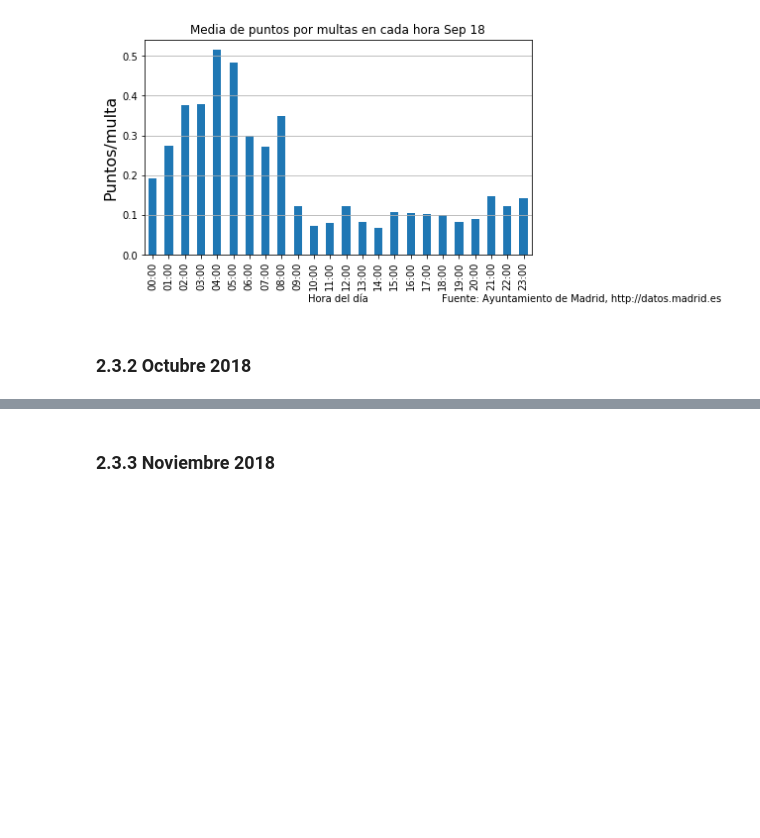
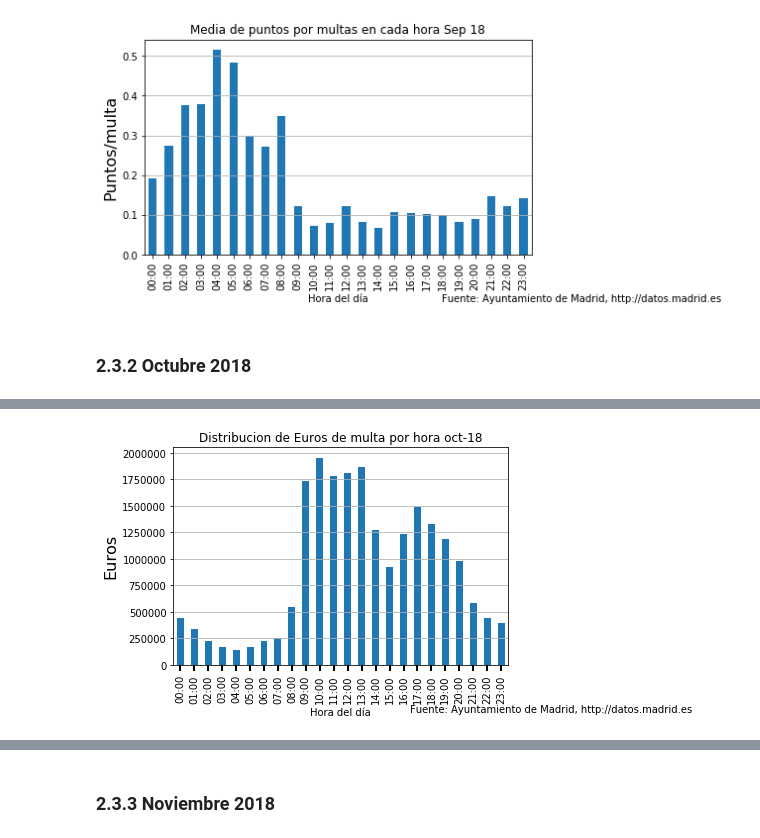
Before and after one commit to edisonsalinas/Proyecto_python, a Jupyter notebook: Trabajo_Final.ipynb, the cells around one changed output, grey strips where cells are left out. Saved outputs shown, nothing was run; the diff lists cells and outputs as text; code cells hidden in the pictures; blank space fills up the shorter version.

```diff
--- a/Trabajo_Final.ipynb
+++ b/Trabajo_Final.ipynb
@@ -286,3 +286,6 @@ fig.savefig('media_puntos_multa_Sep18',bbox_inches = 'tight')
 # %%
 oct18 = pd.read_csv(path_web1018, sep=';', encoding='windows-1250',
                     index_col=False, header=None,names=nombre_columnas1018,skiprows=1)
+# %%
+oct18.HORA=oct18.HORA.apply(lambda i: str(i))
+oct18.dtypes
@@ -288,0 +308,5 @@ oct18 = pd.read_csv(path_web1018, sep=';', encoding='windows-1250',
+# %%
+# Reemplazamos los "." por ":"
+
+oct18['HORA']=oct18.HORA.apply(lambda i: i.replace('.',':'))
+oct18.head()
@@ -288,0 +320,5 @@ oct18 = pd.read_csv(path_web1018, sep=';', encoding='windows-1250',
+# %%
+# Convertimos los string a formato fecha-hora
+
+oct18['HORA']=pd.to_datetime(oct18['HORA'],format='%H:%M')
+oct18.head()
@@ -288,0 +332,3 @@ oct18 = pd.read_csv(path_web1018, sep=';', encoding='windows-1250',
+# %%
+for n in range(0,oct18.shape[0]):
+    oct18.set_value(n,'hora_entera',oct18.loc[n,'HORA'].strftime('%H')+':00');
@@ -288,0 +337,16 @@ oct18 = pd.read_csv(path_web1018, sep=';', encoding='windows-1250',
+# %%
+oct18_euros=oct18.sort_values('HORA').groupby('hora_entera',sort=False).IMPORTE_MULTA
+fig1 = plt.figure()
+ax1 = fig1.add_subplot(1,1,1)
+ax1 = oct18_euros.sum().plot.bar()
+ax1.locator_params(axis='y',nbins=10)
+ax1.set_xlabel('Hora del día')
+ax1.set_ylabel('Euros',size=16)
+ax1.tick_params(axis='x',direction='out', length=6, width=2, colors='black')
+#ax1.set_xticklabels(oct18_euros['hora_entera'])
+ax1.grid(axis='y')
+ax1.set_title('Distribucion de Euros de multa por hora oct-18')
+fig1.suptitle('Fuente: Ayuntamiento de Madrid, http://datos.madrid.es',size=10,x=1,y=-0.01)
+fig.savefig('euros_hora',bbox_inches = 'tight')
+# %% [output]
+[figure, added]
```
Also changed, not shown: parts of 116 cells of this notebook.
